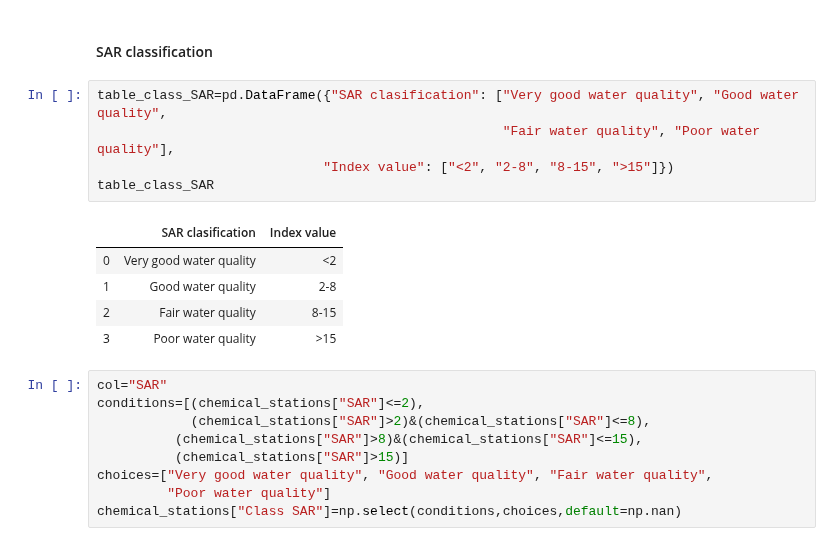
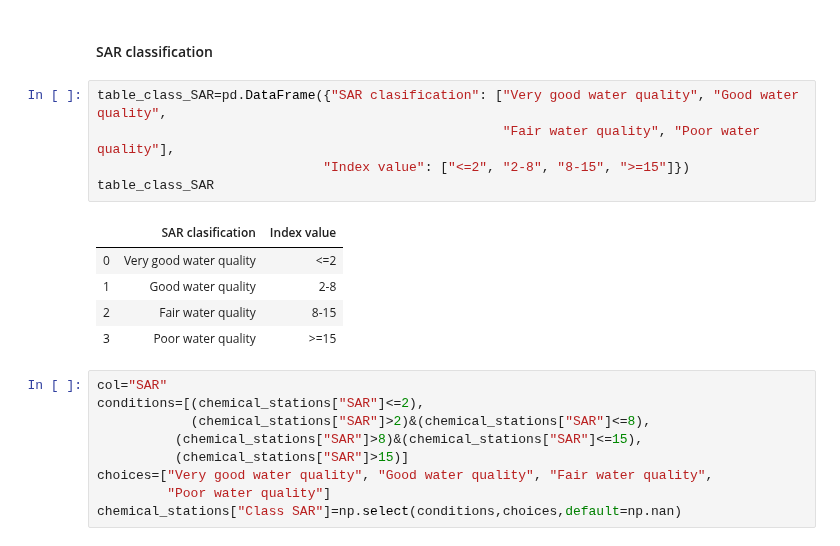
Before and after one commit to elenuskiya/TFM, a Jupyter notebook: Notebooks/00_Cleaning_manipulation_and_unification.ipynb, the cells around one changed output. Drawn from its saved outputs; the diff is of its cells as text.

```diff
--- a/Notebooks/00_Cleaning_manipulation_and_unification.ipynb
+++ b/Notebooks/00_Cleaning_manipulation_and_unification.ipynb
@@ -810,14 +810,14 @@ chemical_stations["Class ICI"]=np.select(conditions, choices, default=np.nan)
 # %%
 table_class_SAR=pd.DataFrame({"SAR clasification": ["Very good water quality", "Good water quality",
                                                     "Fair water quality", "Poor water quality"],
-                             "Index value": ["<2", "2-8", "8-15", ">15"]})
+                             "Index value": ["<=2", "2-8", "8-15", ">=15"]})
 table_class_SAR
 # %% [output]
 |  | SAR clasification | Index value |
-| 0 | Very good water quality | <2 |
+| 0 | Very good water quality | <=2 |
 | 1 | Good water quality | 2-8 |
 | 2 | Fair water quality | 8-15 |
-| 3 | Poor water quality | >15 |
+| 3 | Poor water quality | >=15 |
 # %%
 col="SAR"
 conditions=[(chemical_stations["SAR"]<=2),
```
Also changed, not shown: parts of 4 cells of this notebook.
